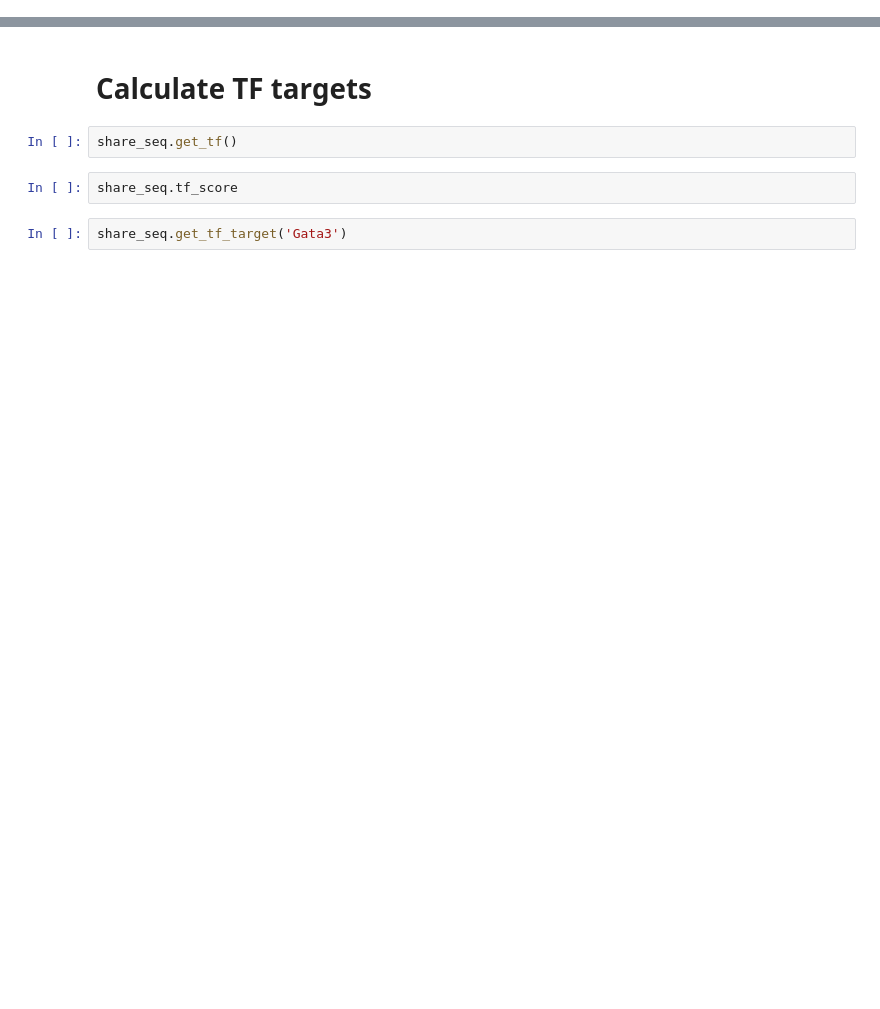
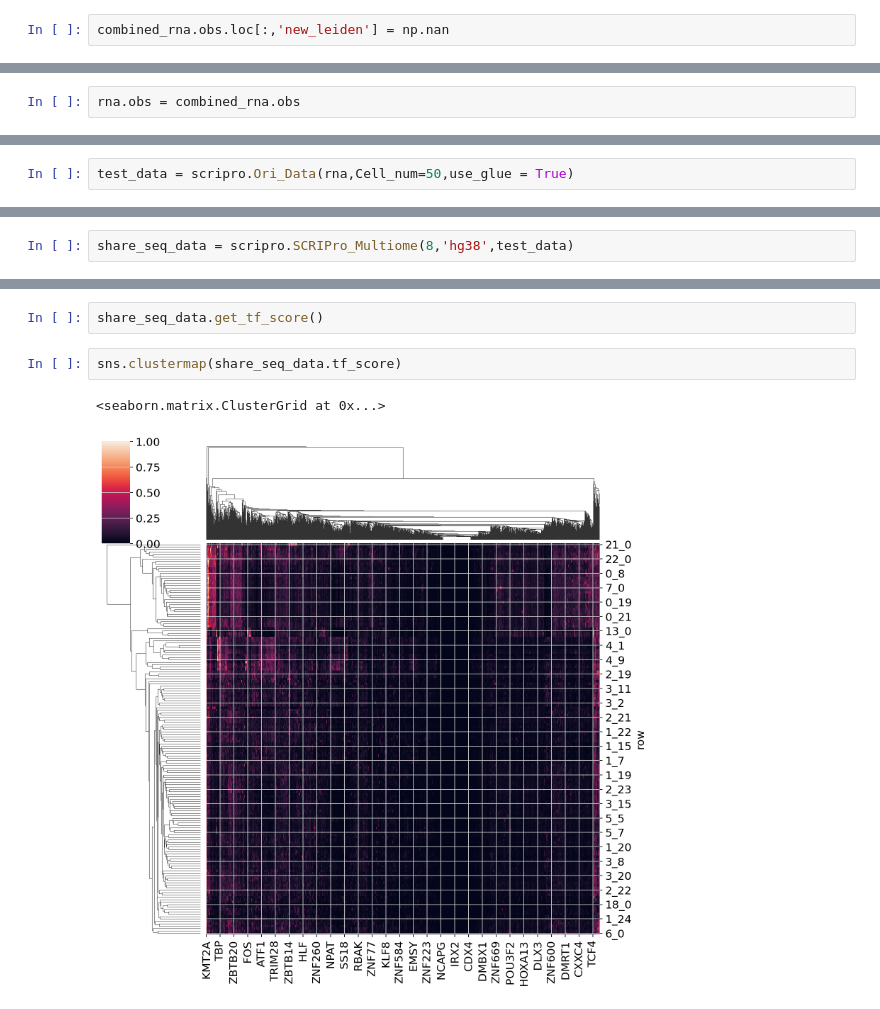
Before and after one commit to xuyunfan9991/SCRIPro, a Jupyter notebook: examples/Multiome_workflow.ipynb, the cells around one changed output, grey strips where cells are left out. Cells and saved outputs as stored; diff of their text form; blank space fills up the shorter version.

```diff
--- a/examples/Multiome_workflow.ipynb
+++ b/examples/Multiome_workflow.ipynb
@@ -69,0 +335,2 @@ scripro.dataframe_to_sparse_tsv(atac_df, 'test.tsv')
+# %%
+combined_rna.obs.loc[:,'new_leiden'] = np.nan
@@ -69,0 +371,2 @@ scripro.dataframe_to_sparse_tsv(atac_df, 'test.tsv')
+# %%
+rna.obs = combined_rna.obs
@@ -69,0 +393,2 @@ scripro.dataframe_to_sparse_tsv(atac_df, 'test.tsv')
+# %%
+test_data = scripro.Ori_Data(rna,Cell_num=50,use_glue = True)
@@ -74 +413,3 @@ scripro.process_tsv('./supercell_fragment/', 'mm10')
+# %%
+share_seq_data = scripro.SCRIPro_Multiome(8,'hg38',test_data)
 # %% [markdown]
@@ -85,8 +423,7 @@ share_seq.get_chip_matrix()
-# %% [markdown]
-# Calculate TF targets
-# %%
-share_seq.get_tf()
-# %%
-share_seq.tf_score
-# %%
-share_seq.get_tf_target('Gata3')
+# %%
+share_seq_data.get_tf_score()
+# %%
+sns.clustermap(share_seq_data.tf_score)
+# %% [output]
+<seaborn.matrix.ClusterGrid at 0x...>
+[figure, added]
```
Also changed, not shown: parts of 84 cells of this notebook, 7 other files.
